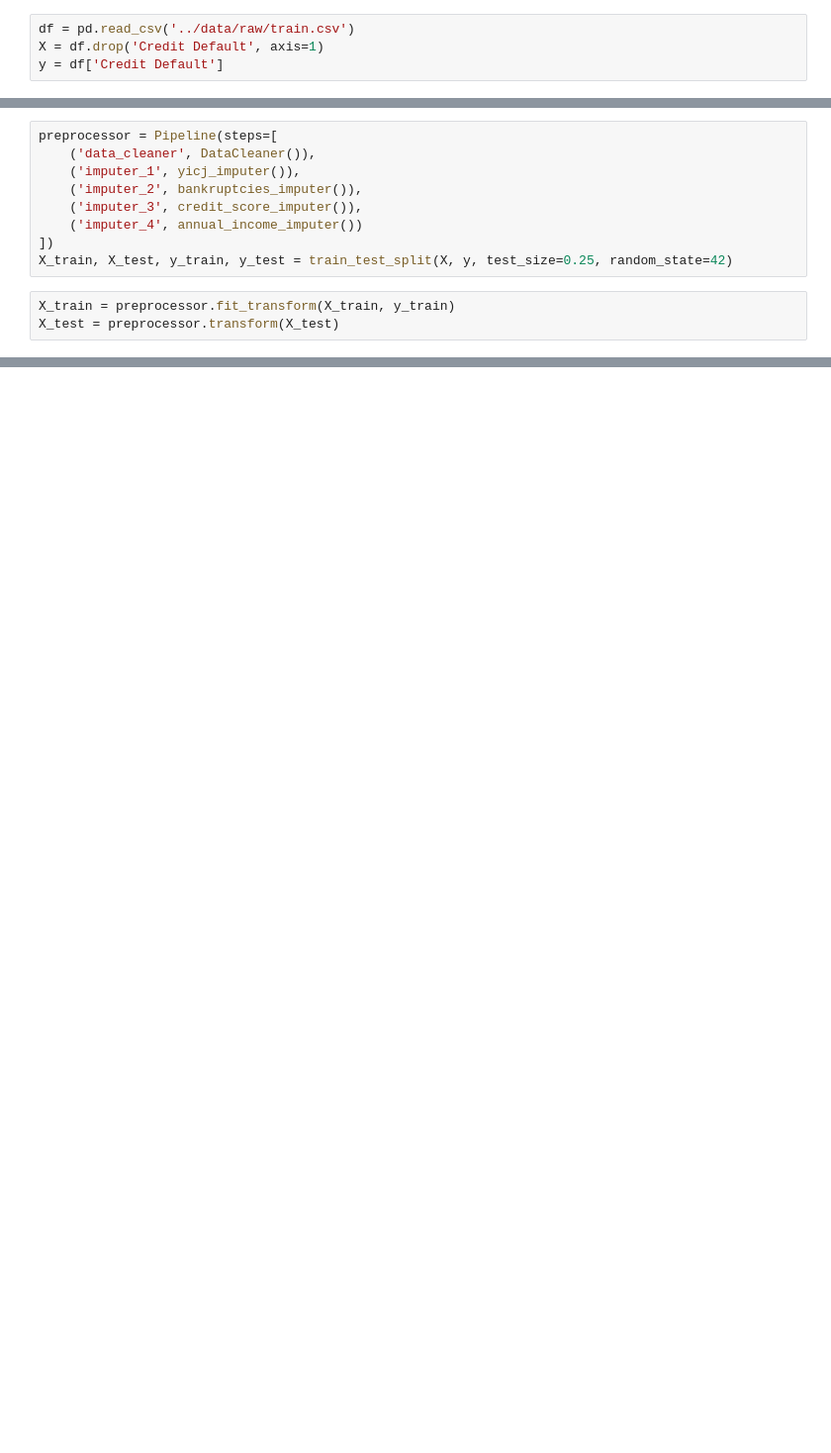
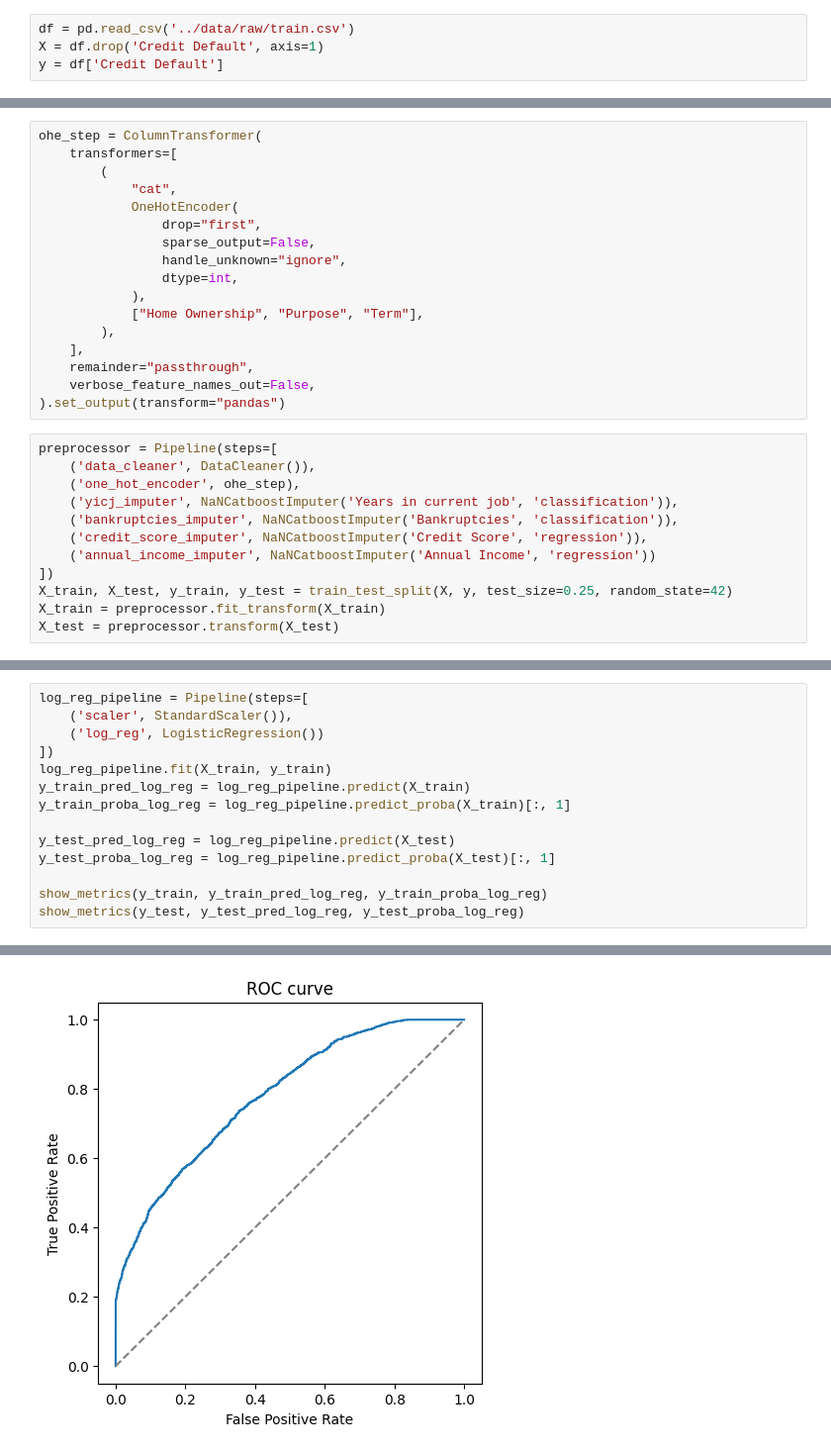
Before and after one commit to yakstati/credit_default, a Jupyter notebook: notebooks/model_selection.ipynb, the cells around one changed output, grey strips where cells are left out. Shown at 99% size. Cells and saved outputs as stored; diff of their text form; blank space fills up the shorter version.

```diff
--- a/notebooks/model_selection.ipynb
+++ b/notebooks/model_selection.ipynb
@@ -14,12 +31,29 @@ y = df['Credit Default']
+# %%
+ohe_step = ColumnTransformer(
+    transformers=[
+        (
+            "cat",
+            OneHotEncoder(
+                drop="first",
+                sparse_output=False,
+                handle_unknown="ignore",
+                dtype=int,
+            ),
+            ["Home Ownership", "Purpose", "Term"],
+        ),
+    ],
+    remainder="passthrough",
+    verbose_feature_names_out=False,
+).set_output(transform="pandas")
 # %%
 preprocessor = Pipeline(steps=[
     ('data_cleaner', DataCleaner()),
-    ('imputer_1', yicj_imputer()),
-    ('imputer_2', bankruptcies_imputer()),
-    ('imputer_3', credit_score_imputer()),
-    ('imputer_4', annual_income_imputer())
+    ('one_hot_encoder', ohe_step),
+    ('yicj_imputer', NaNCatboostImputer('Years in current job', 'classification')),
+    ('bankruptcies_imputer', NaNCatboostImputer('Bankruptcies', 'classification')),
+    ('credit_score_imputer', NaNCatboostImputer('Credit Score', 'regression')),
+    ('annual_income_imputer', NaNCatboostImputer('Annual Income', 'regression'))
 ])
 X_train, X_test, y_train, y_test = train_test_split(X, y, test_size=0.25, random_state=42)
+X_train = preprocessor.fit_transform(X_train)
+X_test = preprocessor.transform(X_test)
-# %%
-X_train = preprocessor.fit_transform(X_train, y_train)
-X_test = preprocessor.transform(X_test)
@@ -44,0 +64,15 @@ KeyboardInterrupt:
+# %%
+log_reg_pipeline = Pipeline(steps=[
+    ('scaler', StandardScaler()),
+    ('log_reg', LogisticRegression())
+])
+log_reg_pipeline.fit(X_train, y_train)
+y_train_pred_log_reg = log_reg_pipeline.predict(X_train)
+y_train_proba_log_reg = log_reg_pipeline.predict_proba(X_train)[:, 1]
+
+y_test_pred_log_reg = log_reg_pipeline.predict(X_test)
+y_test_proba_log_reg = log_reg_pipeline.predict_proba(X_test)[:, 1]
+
+show_metrics(y_train, y_train_pred_log_reg, y_train_proba_log_reg)
+show_metrics(y_test, y_test_pred_log_reg, y_test_proba_log_reg)
+# %% [output]
@@ -44,0 +84 @@ KeyboardInterrupt:
+[figure, added]
```
Also changed, not shown: parts of 19 cells of this notebook, 6 other files.
